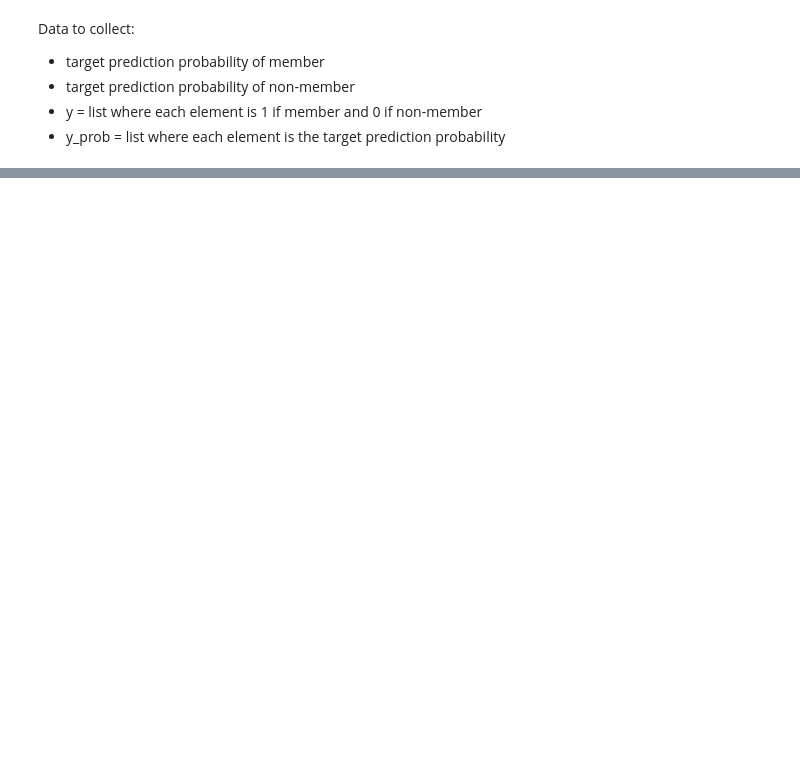
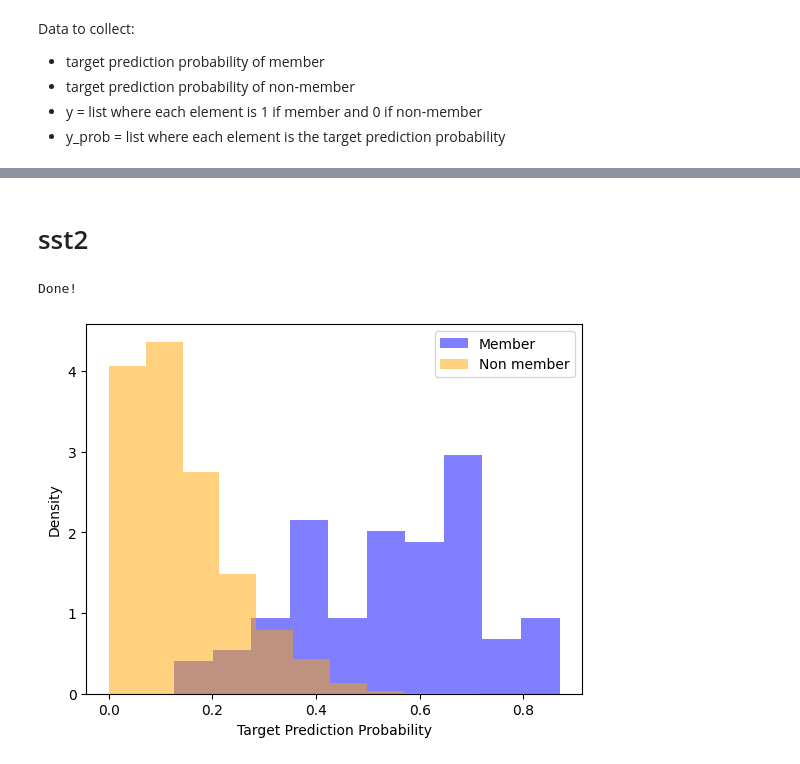
Before and after one commit to ShayanShamsi/MIA-Against-Prompted-LLMs, a Jupyter notebook: MIA-attack.ipynb, the cells around one changed output, grey strips where cells are left out. Cells and saved outputs as stored; diff of their text form; code cells hidden in the pictures; blank space fills up the shorter version.

```diff
--- a/MIA-attack.ipynb
+++ b/MIA-attack.ipynb
@@ -288,0 +249,63 @@ dbpedia AUC-ROC score: 0.9138440000000001
+# %% [markdown]
+# sst2
+# %%
+import random
+with open("data/sst2/stsa.binary.train", "r") as f:
+        train_lines = f.readlines()
+random.shuffle(train_lines)
+labels = []
+sentences = []
+for line in train_lines:
+    labels.append(int(line[0]))
+    sentences.append(line[2:].strip())
+# %%
+member_prob = []
+nonmember_prob = []
+y_prob = []
+y = []
+for i in range(0,5100):
+    if (i % 51 == 0):
+          y.append(1) # member
+    else:
+         y.append(0) # not a member
+# %%
+import os
+import openai
+
+openai.api_key = os.getenv("OPENAI_API_KEY")
+
+for i in range(0,100):
+    if (labels[51*i] == 0):
+        prompt_answer="Negative"
+    elif (labels[51*i] == 1):
+        prompt_answer="Positive"
+
+    for j in range(0,51):
+        prob=0
+        prompt=f"Review: {sentences[51*i]} Sentiment: {prompt_answer} Review: {sentences[(51*i)+j]} Sentiment:"
+        completion=openai.Completion.create(
+            model="babbage",
+            prompt=prompt,
+            max_tokens=1,
+            temperature=0,
+            logprobs=5
+        )
+
+        if ((labels[(51*i)+j] == 0) and (" Negative" in completion.choices[0].logprobs.top_logprobs[0])):
+            prob=10**completion.choices[0].logprobs.top_logprobs[0][" Negative"]
+        elif ((labels[(51*i)+j] == 1) and (" Positive" in completion.choices[0].logprobs.top_logprobs[0])):
+            prob=10**completion.choices[0].logprobs.top_logprobs[0][" Positive"]
+        else:
+            prob=0
+
+        if ((((51*i)+j) % 51) == 0): # is a member
+            member_prob.append(prob)
+        else: # not a member
+            nonmember_prob.append(prob)
+
+        y_prob.append(prob)
+
+
+print("Done!")
+# %% [output]
+Done!
@@ -288,0 +324,14 @@ dbpedia AUC-ROC score: 0.9138440000000001
+# %%
+import matplotlib.pyplot as plt
+plt.hist(member_prob, bins=10, density=True, alpha=0.5, color='blue', label='Member')
+plt.hist(nonmember_prob, bins=10, density=True, alpha=0.5, color='orange', label='Non member')
+
+# Add labels and legend
+plt.xlabel('Target Prediction Probability')
+plt.ylabel('Density')
+plt.legend()
+
+# Show the plot
+plt.show()
+# %% [output]
+[figure, added]
```
Also changed, not shown: parts of 24 cells of this notebook, 18 other files.
